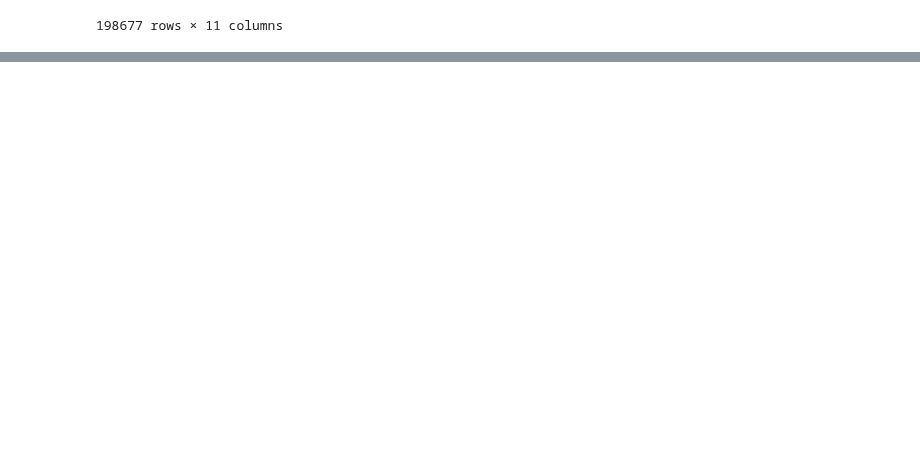
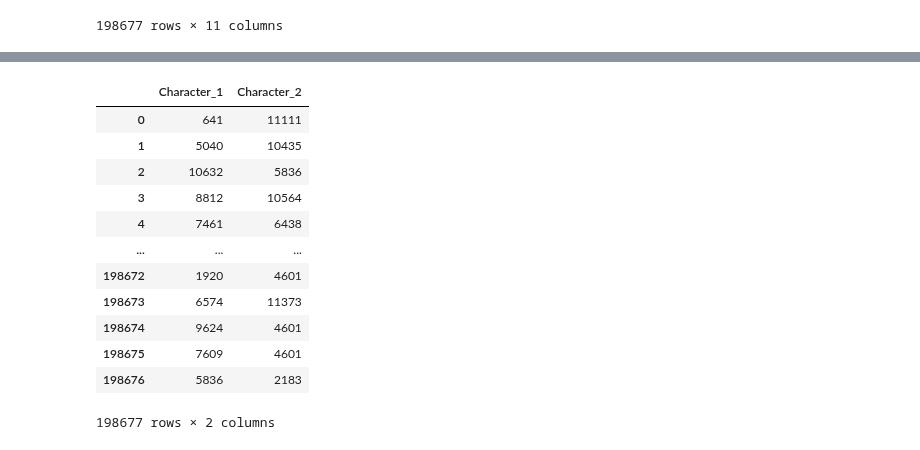
Before and after one commit to Flawed1/machine_learning_practice, a Jupyter notebook: task2/task2.ipynb, the cells around one changed output, grey strips where cells are left out. Saved outputs shown, nothing was run; the diff lists cells and outputs as text; code cells hidden in the pictures; blank space fills up the shorter version.

```diff
--- a/task2/task2.ipynb
+++ b/task2/task2.ipynb
@@ -70,0 +61,5 @@ data
+# %%
+character_map = list(enumerate([set(data.Character_1.to_list()).update(data.Character_2.to_list())]))
+character_map = list(set(data.Character_1.to_list()).union(set(data.Character_2.to_list())))
+character_map = dict(zip(character_map, range(len(character_map))))
+character_map
@@ -70,0 +84,20 @@ data
+# %%
+Y = data[["Win", "Draw", "Defeat"]]
+X = data[["Character_1", "Character_2"]]
+X.Character_1 = X.Character_1.map(character_map)
+X.Character_2 = X.Character_2.map(character_map)
+X
+# %% [output]
+|  | Character_1 | Character_2 |
+| 0 | 641 | 11111 |
+| 1 | 5040 | 10435 |
+| 2 | 10632 | 5836 |
+| 3 | 8812 | 10564 |
+| 4 | 7461 | 6438 |
+| ... | ... | ... |
+| 198672 | 1920 | 4601 |
+| 198673 | 6574 | 11373 |
+| 198674 | 9624 | 4601 |
+| 198675 | 7609 | 4601 |
+| 198676 | 5836 | 2183 |
+198677 rows × 2 columns
```
Also changed, not shown: parts of 21 cells of this notebook.
